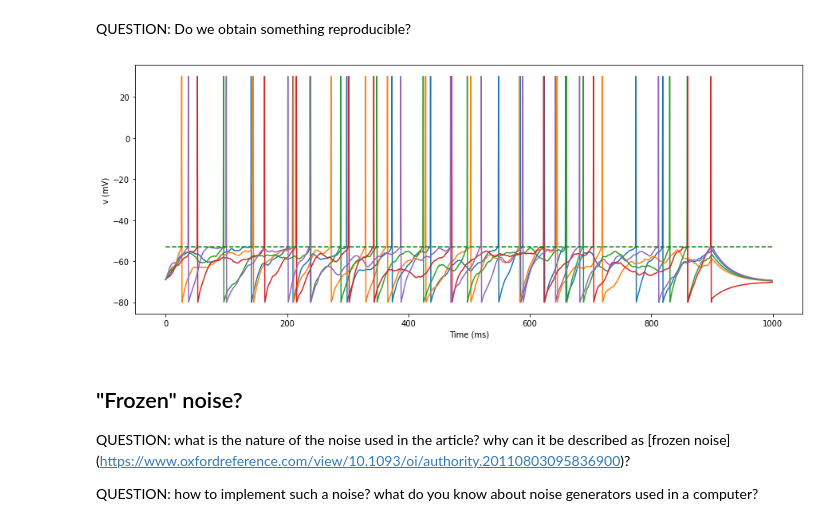
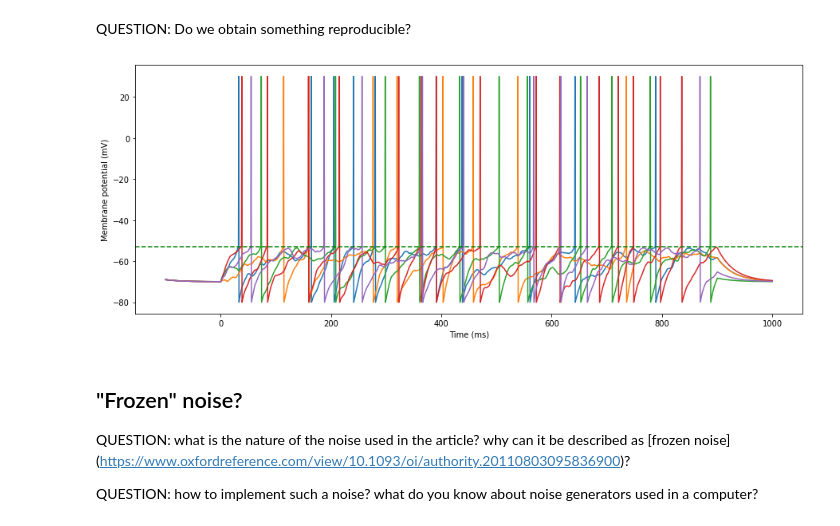
Before and after one commit to CONECT-INT/2021-04-23_PhDProgram-course-in-computational-neuroscience_hands-on, a Jupyter notebook: MainenSejnowski1995.ipynb, the cells around one changed output. Drawn from its saved outputs; the diff is of its cells as text; code cells hidden in the pictures.

```diff
--- a/MainenSejnowski1995.ipynb
+++ b/MainenSejnowski1995.ipynb
@@ -71,6 +73,7 @@ numpy.gradient
     Return the gradient of an N-dimensional array.
 # %%
 time = np.arange(0, 1000, dt)
+time = np.linspace(-100, 1000, int(1100/dt))
 # %%
 time
 # %% [output]
@@ -183,10 +189,15 @@ with emission of a spike if $V > V_{rest}$, and then $V= V_{rest}$ for $3 ms$.
+# %%
+Vthreshold = -53
+Vreset = -80
+VRest = -70
+Vspike = 30
+tau = 30
 # %%
-Vthreshold = -53
-def leaky_IF(time=time, inp=I, tau=30, v0=-69, R=0.12,
-             Vthreshold=Vthreshold, Vreset=-80, Vspike=30,
-             VRest=-70):
+def leaky_IF(time=time, inp=I, tau=tau, v0=-69, R=0.12,
+             Vthreshold=Vthreshold, Vreset=Vreset, Vspike=Vspike,
+             VRest=VRest):
     V = np.ones_like(time)*v0
-    dt = time[1]
+    dt = time[1] - time[0]
     for t in range(len(time)-1):
         dV = dt * (-(V[t] - VRest) + R*inp[t])/tau
         V[t+1] = V[t] + dV
@@ -259,6 +308,6 @@ A linear scattering model allows you to simply create a noise:
 # %%
 def genNoise(time=time, tau_n=10, I_n=100, I_0=150, start=start, end=end):
-    dt = time[1]
+    dt = time[1] - time[0]
     x=np.ones_like(time)
     for t in range(len(x)-1):
         n = np.random.randn()*I_n
@@ -366,17 +415,17 @@ QUESTION: Do we obtain something reproducible?
 # %%
 n_trials = 5
 V1 = np.zeros((n_trials,len(time)))
 
 for i in range(n_trials):
     V1[i, :] = leaky_IF(time, genNoise(time, I_n=500, I_0=150))
 
 fig, ax = plt.subplots(1, 1, figsize=(fig_width, fig_width/phi))
 ax.plot(time, V1.T)
-ax.plot(time, np.ones_like(time)*Vthreshold, 'g--')
+ax.axhline(Vthreshold, c='g', ls='--')
 ax.set_xlabel('Time (ms)')
-ax.set_ylabel('v (mV)');
+ax.set_ylabel('Membrane potential (mV)');
 # %% [output]
-[figure, old version]
+[figure, new version]
 # %% [markdown]
 ## "Frozen" noise?
 
```
Also changed, not shown: parts of 53 cells of this notebook.
